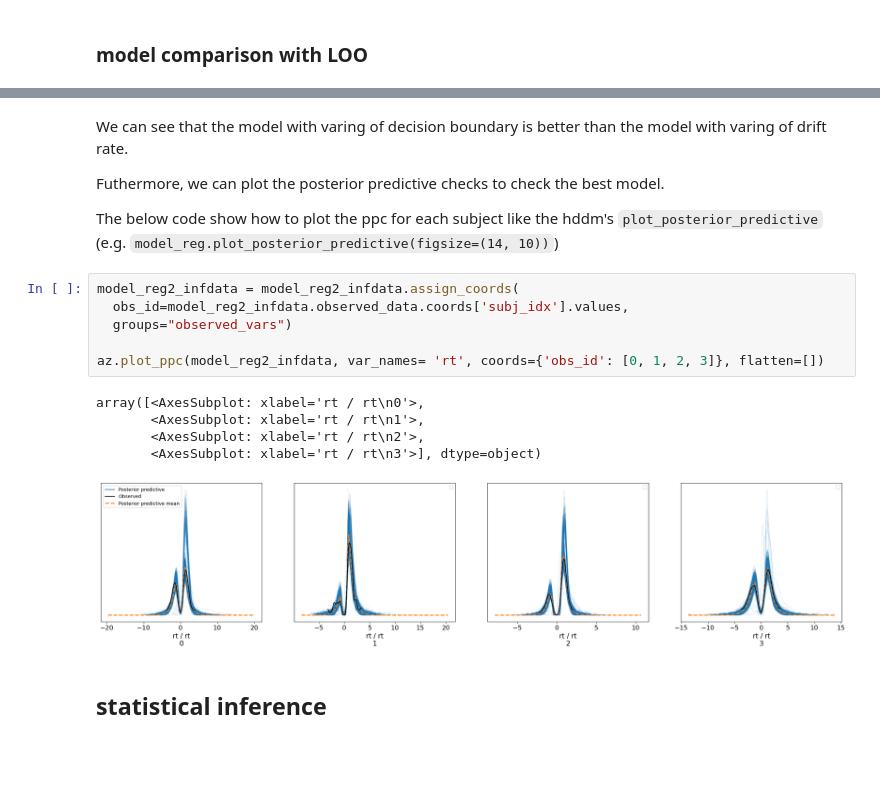
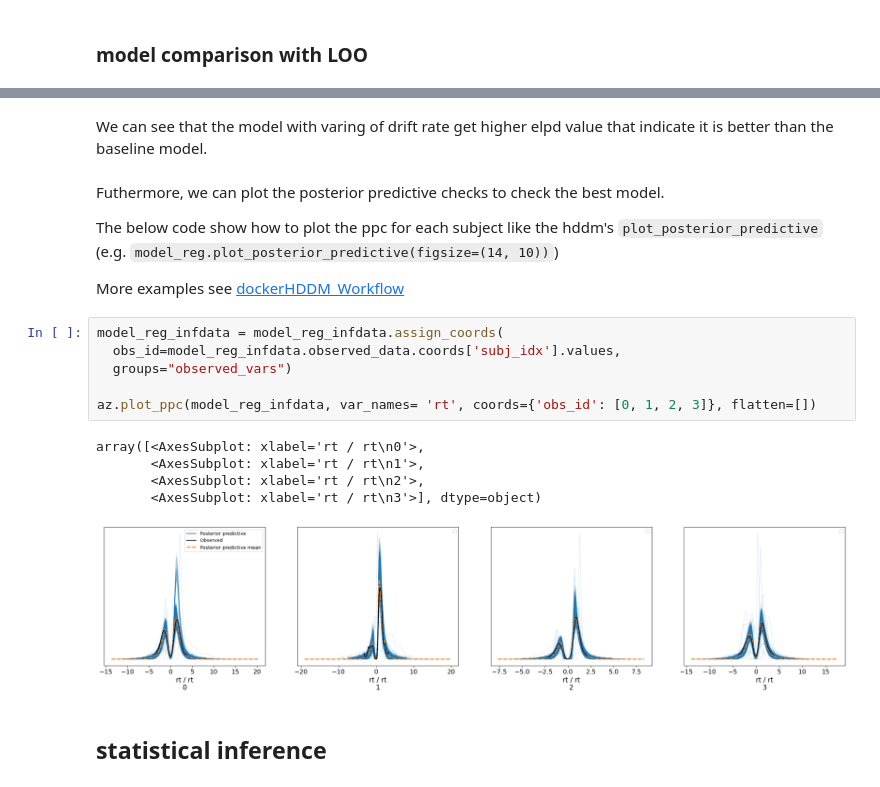
Before and after one commit to hcp4715/dockerHDDM, a Jupyter notebook: dockerHDDM_Quick_View.ipynb, the cells around one changed output, grey strips where cells are left out. Saved outputs shown, nothing was run; the diff lists cells and outputs as text; blank space fills up the shorter version.

```diff
--- a/dockerHDDM_Quick_View.ipynb
+++ b/dockerHDDM_Quick_View.ipynb
@@ -237,21 +222,23 @@ Wall time: 2.55 s
+# %% [markdown]
+We can see that the model with varing of drift rate get higher elpd value that indicate it is better than the baseline model.
 # %% [markdown]
-We can see that the model with varing of decision boundary is better than the model with varing of drift rate.
-
 Futhermore, we can plot the posterior predictive checks to check the best model.
 
 The below code show how to plot the ppc for each subject like the hddm's `plot_posterior_predictive` (e.g. `model_reg.plot_posterior_predictive(figsize=(14, 10))`)
+
+More examples see [dockerHDDM_Workflow](./dockerHDDM_Workflow.ipynb)
 # %%
-model_reg2_infdata = model_reg2_infdata.assign_coords(
-  obs_id=model_reg2_infdata.observed_data.coords['subj_idx'].values,
+model_reg_infdata = model_reg_infdata.assign_coords(
+  obs_id=model_reg_infdata.observed_data.coords['subj_idx'].values,
   groups="observed_vars")
 
-az.plot_ppc(model_reg2_infdata, var_names= 'rt', coords={'obs_id': [0, 1, 2, 3]}, flatten=[])
+az.plot_ppc(model_reg_infdata, var_names= 'rt', coords={'obs_id': [0, 1, 2, 3]}, flatten=[])
 # %% [output]
 array([<AxesSubplot: xlabel='rt / rt\n0'>,
        <AxesSubplot: xlabel='rt / rt\n1'>,
        <AxesSubplot: xlabel='rt / rt\n2'>,
        <AxesSubplot: xlabel='rt / rt\n3'>], dtype=object)
-[figure, old version]
+[figure, new version]
 # %% [markdown]
 ## statistical inference
 # %% [markdown]
```
Also changed, not shown: parts of 16 cells of this notebook.
